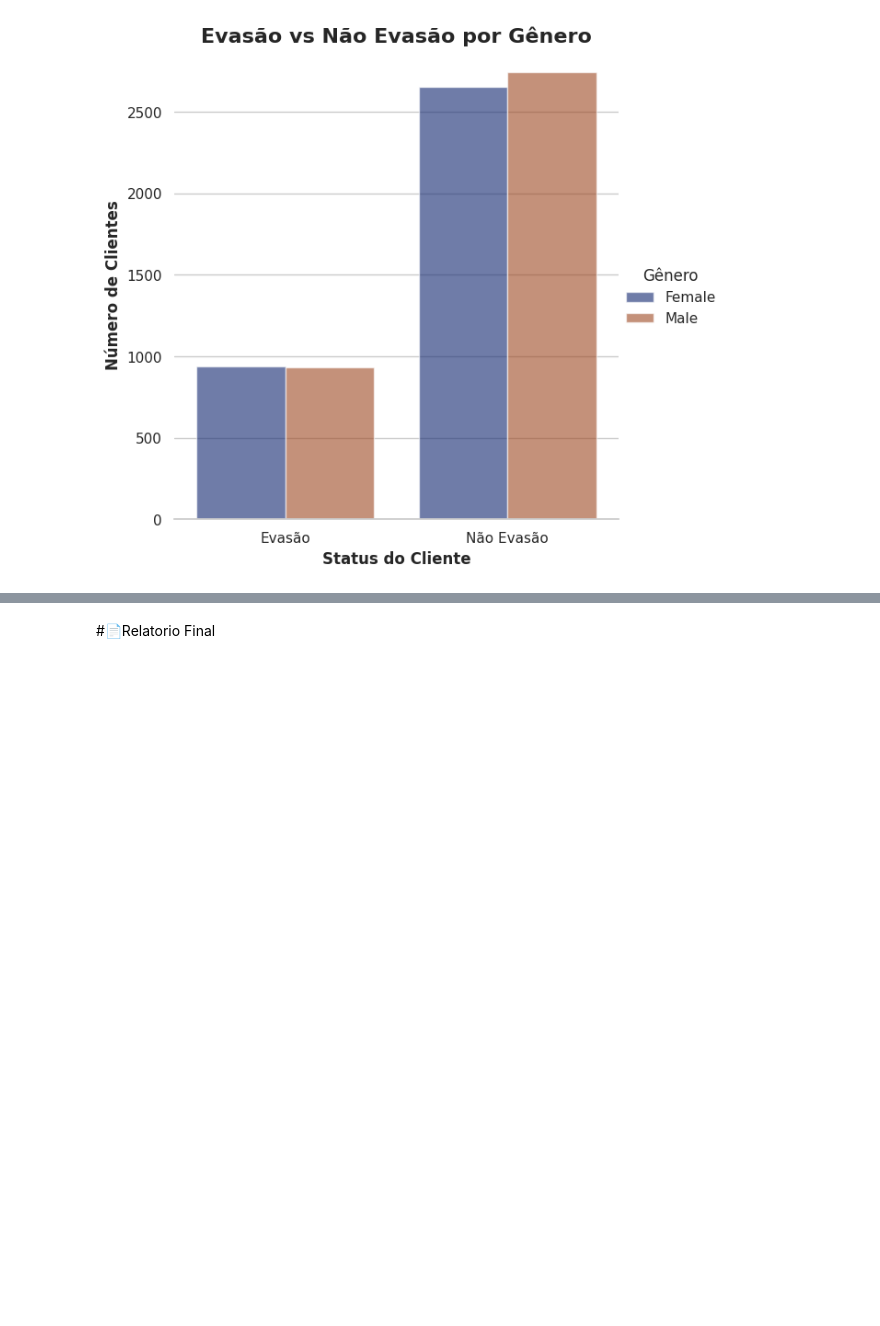
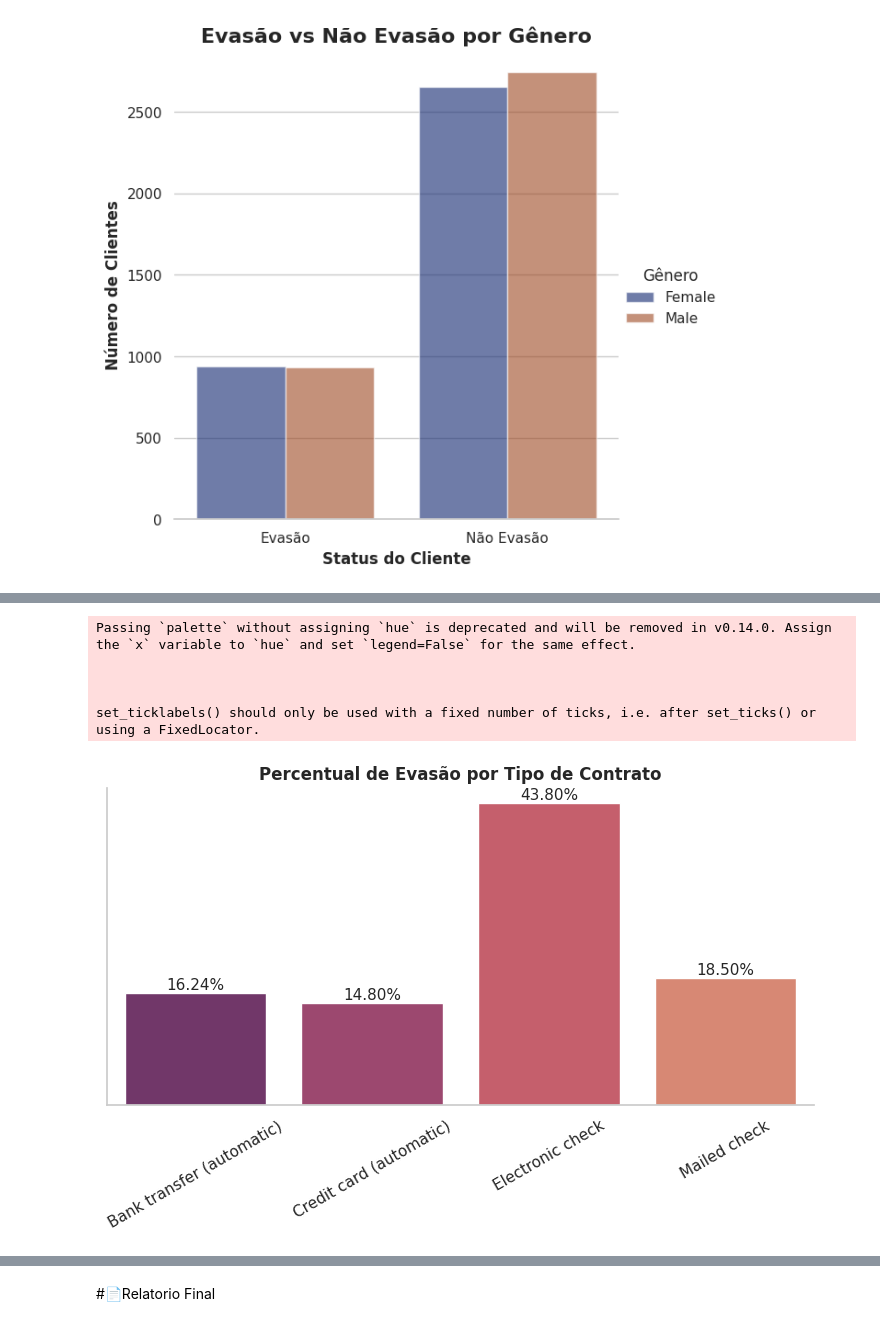
Before and after one commit to Enoque12/Analise_TelecomX_Challenge2, a Jupyter notebook: TelecomX_BR.ipynb, the cells around one changed output, grey strips where cells are left out. Cells and saved outputs as stored; diff of their text form; code cells hidden in the pictures; blank space fills up the shorter version.

```diff
--- a/TelecomX_BR.ipynb
+++ b/TelecomX_BR.ipynb
@@ -525,0 +741,2 @@ plt.show()
+# %%
+df_tipoPagamento_Perc = df_tipoPagamento.copy()
@@ -525,0 +795,2 @@ plt.show()
+# %%
+df_tipoPagamento_Perc['Percentagem'] = round(df_tipoPagamento_Perc['Evasao'] / (df_tipoPagamento_Perc['Evasao'] + df_tipoPagamento_Perc['Não_Evasao']) * 100, 2)
@@ -525,0 +813,43 @@ plt.show()
+# %%
+# Criar o catplot
+g = sns.catplot(
+    data=df_tipoPagamento_Perc,
+    x='Metodo_Pagamento',
+    y='Percentagem',
+    kind='bar',
+    palette='flare_r',
+    height=5,
+    aspect=1.5
+)
+
+#sns.color_palette("flare", as_cmap=True)
+# Acessar o eixo principal para personalizar
+ax = g.ax
+
+# Remover o eixo Y
+ax.set(yticks=[], ylabel='')
+
+# Adicionar rótulos nas barras
+for p in ax.patches:
+    altura = p.get_height()
+    ax.annotate(
+        f'{altura:.2f}%',
+        (p.get_x() + p.get_width() / 2, altura),
+        ha='center',
+        va='bottom',
+        fontsize=11
+    )
+
+# Título e ajustes
+ax.set_title('Percentual de Evasão por Tipo de Contrato', fontweight='bold')
+ax.set_xlabel('')
+ax.set_xticklabels(ax.get_xticklabels(), rotation=30)
+plt.tight_layout()
+plt.show()
+# %% [output]
+Passing `palette` without assigning `hue` is deprecated and will be removed in v0.14.0. Assign the `x` variable to `hue` and set `legend=False` for the same effect.
+
+
+
+set_ticklabels() should only be used with a fixed number of ticks, i.e. after set_ticks() or using a FixedLocator.
+[figure, added]
```
Also changed, not shown: parts of 46 cells of this notebook.
